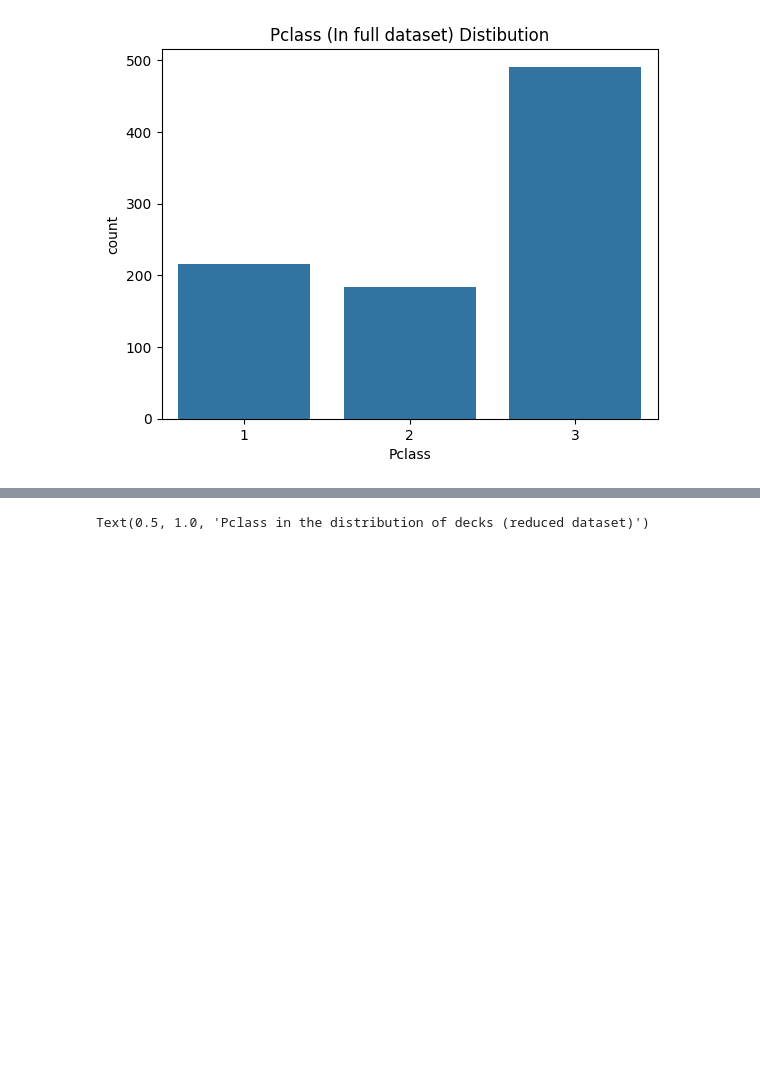
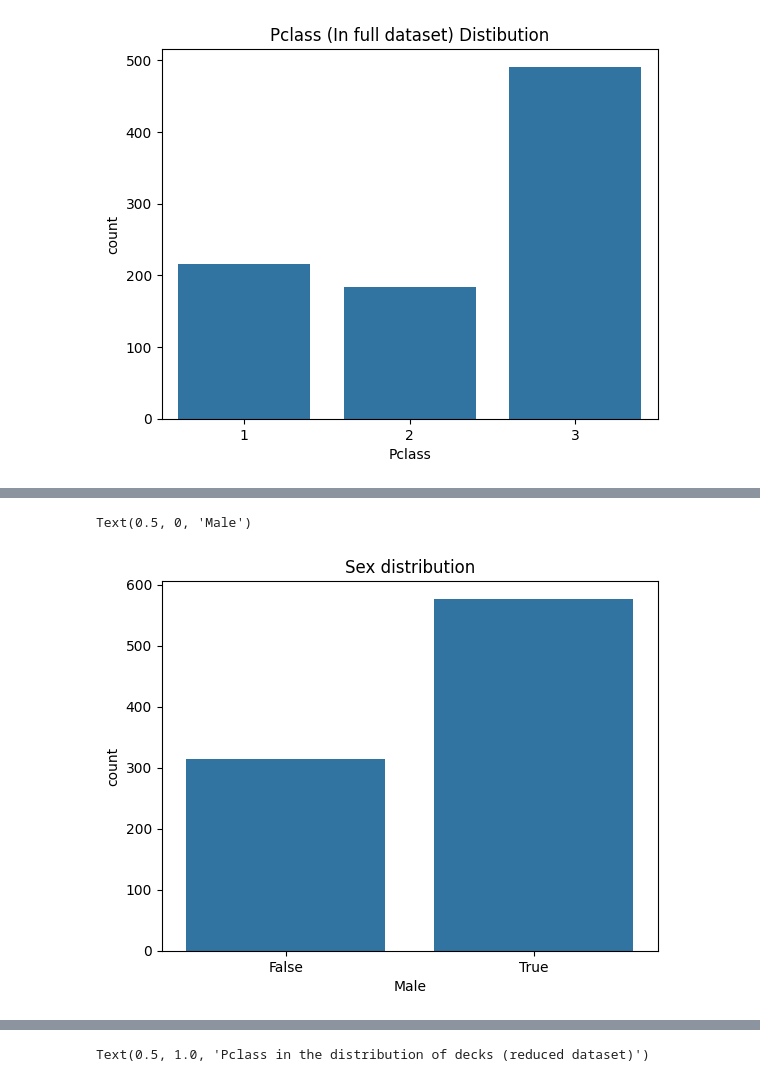
Before and after one commit to PigStep/ML-Titanic-Kaggle-contest, a Jupyter notebook: notebooks/ML titanic prediction/Titanic_notebook.ipynb, the cells around one changed output, grey strips where cells are left out. Saved outputs shown, nothing was run; the diff lists cells and outputs as text; code cells hidden in the pictures; blank space fills up the shorter version.

```diff
--- a/notebooks/ML titanic prediction/Titanic_notebook.ipynb
+++ b/notebooks/ML titanic prediction/Titanic_notebook.ipynb
@@ -141,0 +156,7 @@ Text(0.5, 1.0, 'Pclass (In full dataset) Distibution')
+# %%
+sns.countplot(titanic_train, x="Sex")
+plt.title("Sex distribution")
+plt.xlabel("Male")
+# %% [output]
+Text(0.5, 0, 'Male')
+[figure, added]
```
Also changed, not shown: parts of 13 cells of this notebook.
